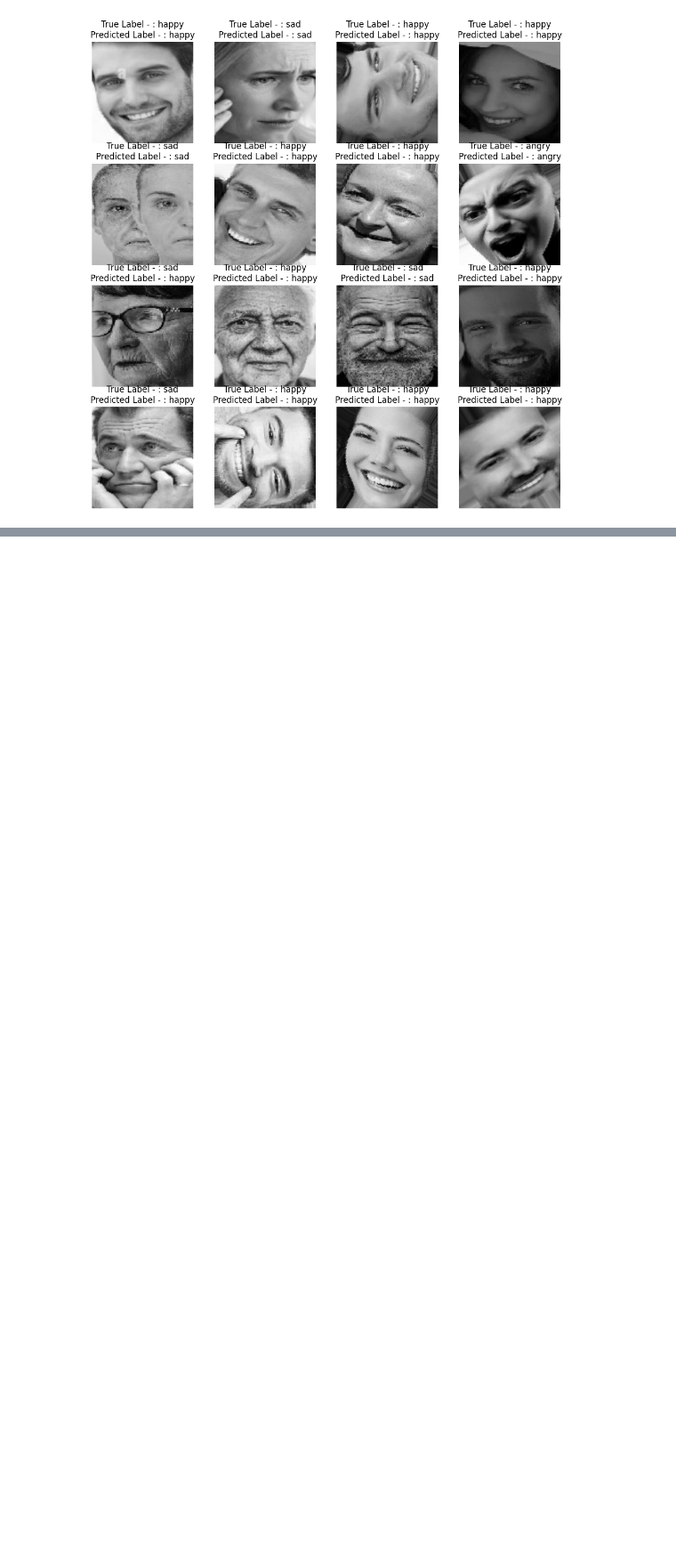
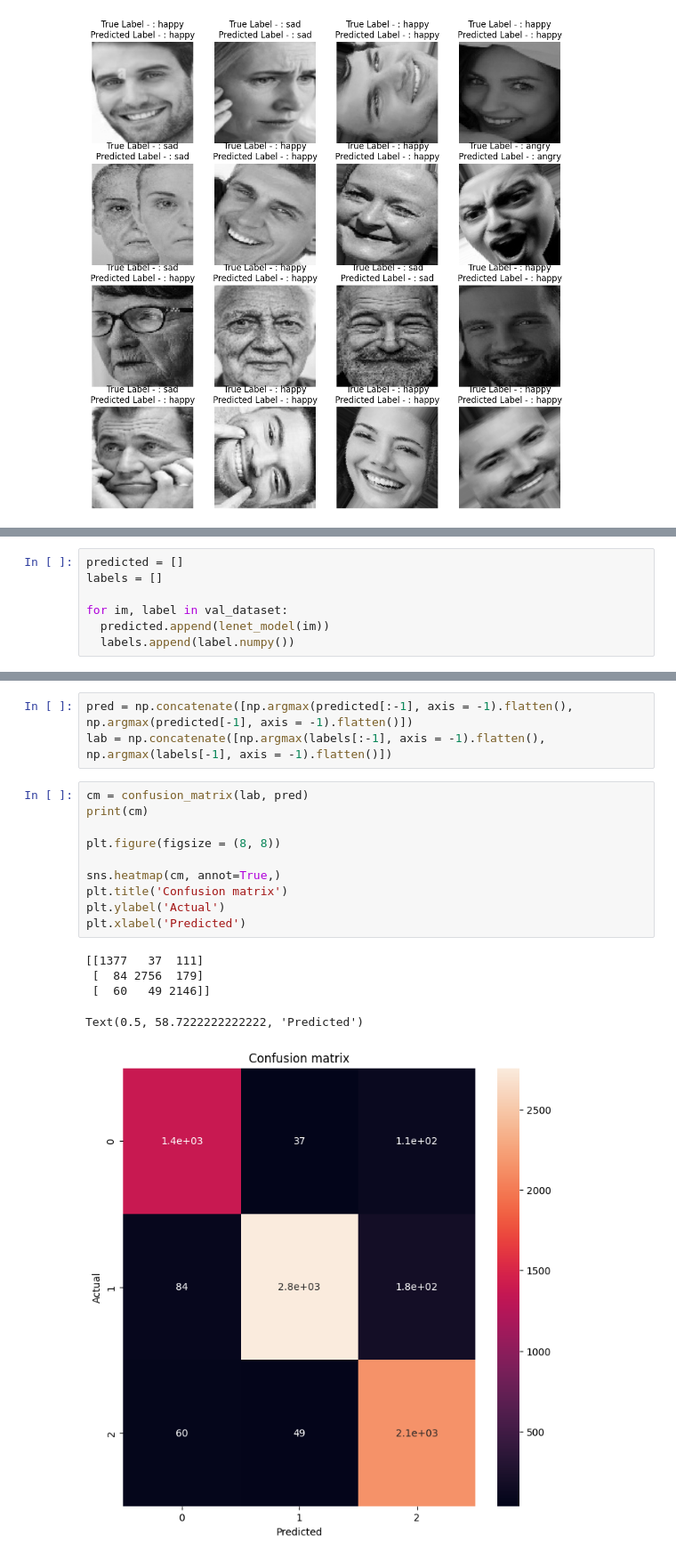
Before and after one commit to LeoMcBills/ML_humanEmotionDetection, a Jupyter notebook: Human_Emotion_Detection.ipynb, the cells around one changed output, grey strips where cells are left out. Shown at 89% size. Drawn from its saved outputs; the diff is of its cells as text; blank space fills up the shorter version.

```diff
--- a/Human_Emotion_Detection.ipynb
+++ b/Human_Emotion_Detection.ipynb
@@ -303,0 +306,7 @@ for images, labels in val_dataset.take(1):
+# %%
+predicted = []
+labels = []
+
+for im, label in val_dataset:
+  predicted.append(lenet_model(im))
+  labels.append(label.numpy())
@@ -303,0 +319,19 @@ for images, labels in val_dataset.take(1):
+# %%
+pred = np.concatenate([np.argmax(predicted[:-1], axis = -1).flatten(), np.argmax(predicted[-1], axis = -1).flatten()])
+lab = np.concatenate([np.argmax(labels[:-1], axis = -1).flatten(), np.argmax(labels[-1], axis = -1).flatten()])
+# %%
+cm = confusion_matrix(lab, pred)
+print(cm)
+
+plt.figure(figsize = (8, 8))
+
+sns.heatmap(cm, annot=True,)
+plt.title('Confusion matrix')
+plt.ylabel('Actual')
+plt.xlabel('Predicted')
+# %% [output]
+[[1377   37  111]
+ [  84 2756  179]
+ [  60   49 2146]]
+Text(0.5, 58.7222222222222, 'Predicted')
+[figure, added]
```
Also changed, not shown: parts of 2 cells of this notebook.
